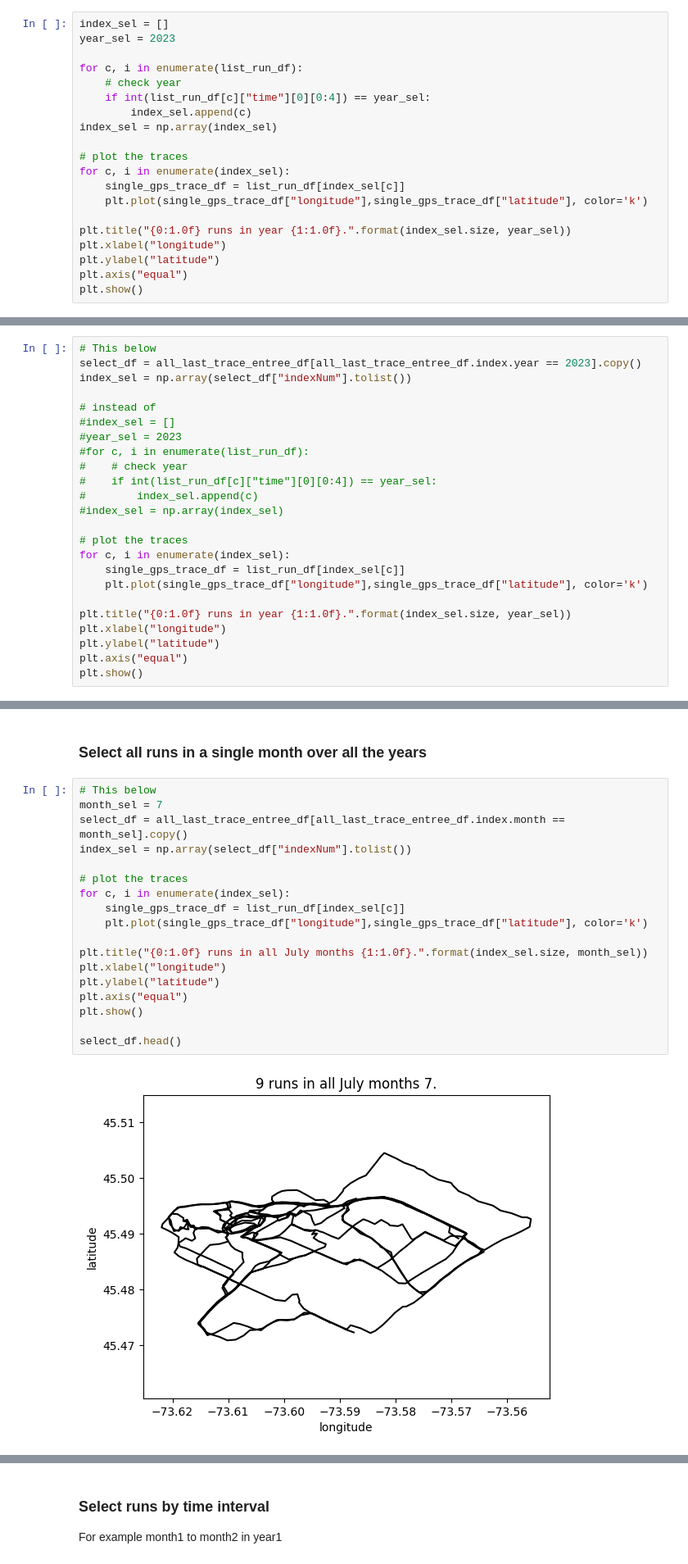
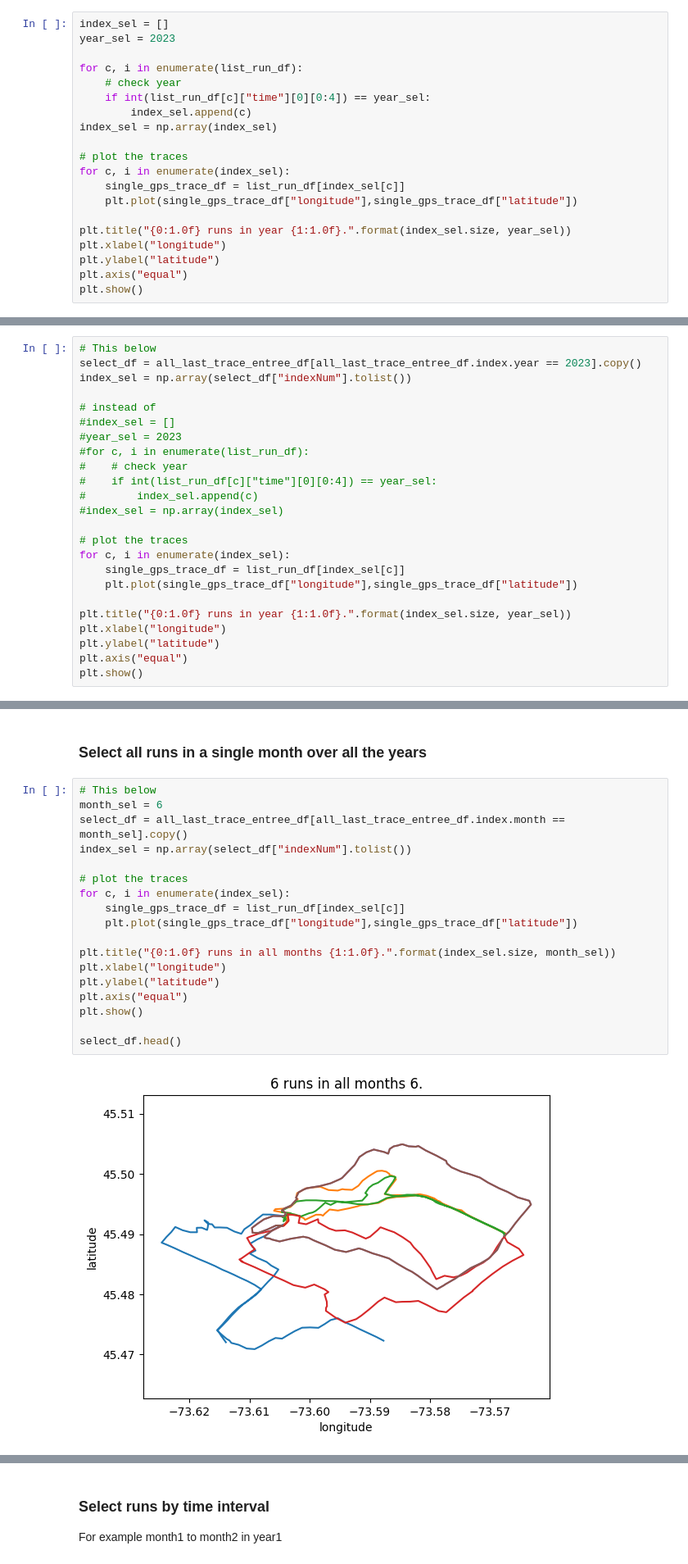
Before and after one commit to mrbonsoir/datavizRun, a Jupyter notebook: notebook/DatatavizDataGPS.ipynb, the cells around one changed output, grey strips where cells are left out. Shown: that part at 82% size. Saved outputs shown, nothing was run; the diff lists cells and outputs as text.

```diff
--- a/notebook/DatatavizDataGPS.ipynb
+++ b/notebook/DatatavizDataGPS.ipynb
@@ -105,7 +117,7 @@ index_sel = np.array(index_sel)
 # plot the traces
 for c, i in enumerate(index_sel):
     single_gps_trace_df = list_run_df[index_sel[c]]
-    plt.plot(single_gps_trace_df["longitude"],single_gps_trace_df["latitude"], color='k')
+    plt.plot(single_gps_trace_df["longitude"],single_gps_trace_df["latitude"])
 
 plt.title("{0:1.0f} runs in year {1:1.0f}.".format(index_sel.size, year_sel))
 plt.xlabel("longitude")
@@ -166,7 +178,7 @@ index_sel = np.array(select_df["indexNum"].tolist())
 # plot the traces
 for c, i in enumerate(index_sel):
     single_gps_trace_df = list_run_df[index_sel[c]]
-    plt.plot(single_gps_trace_df["longitude"],single_gps_trace_df["latitude"], color='k')
+    plt.plot(single_gps_trace_df["longitude"],single_gps_trace_df["latitude"])
 
 plt.title("{0:1.0f} runs in year {1:1.0f}.".format(index_sel.size, year_sel))
 plt.xlabel("longitude")
@@ -179,23 +191,23 @@ plt.show()
 ### Select all runs in a single month over all the years
 # %%
 # This below
-month_sel = 7
+month_sel = 6
 select_df = all_last_trace_entree_df[all_last_trace_entree_df.index.month == month_sel].copy()
 index_sel = np.array(select_df["indexNum"].tolist())
 
 # plot the traces
 for c, i in enumerate(index_sel):
     single_gps_trace_df = list_run_df[index_sel[c]]
-    plt.plot(single_gps_trace_df["longitude"],single_gps_trace_df["latitude"], color='k')
+    plt.plot(single_gps_trace_df["longitude"],single_gps_trace_df["latitude"])
 
-plt.title("{0:1.0f} runs in all July months {1:1.0f}.".format(index_sel.size, month_sel))
+plt.title("{0:1.0f} runs in all months {1:1.0f}.".format(index_sel.size, month_sel))
 plt.xlabel("longitude")
 plt.ylabel("latitude")
 plt.axis("equal")
 plt.show()
 
 select_df.head()
 # %% [output]
-[figure, old version]
+[figure, new version]
 |  | cumulative_distance | indexNum |
 | time |  |  |
```
Also changed, not shown: parts of 13 cells of this notebook, 2 other files.
